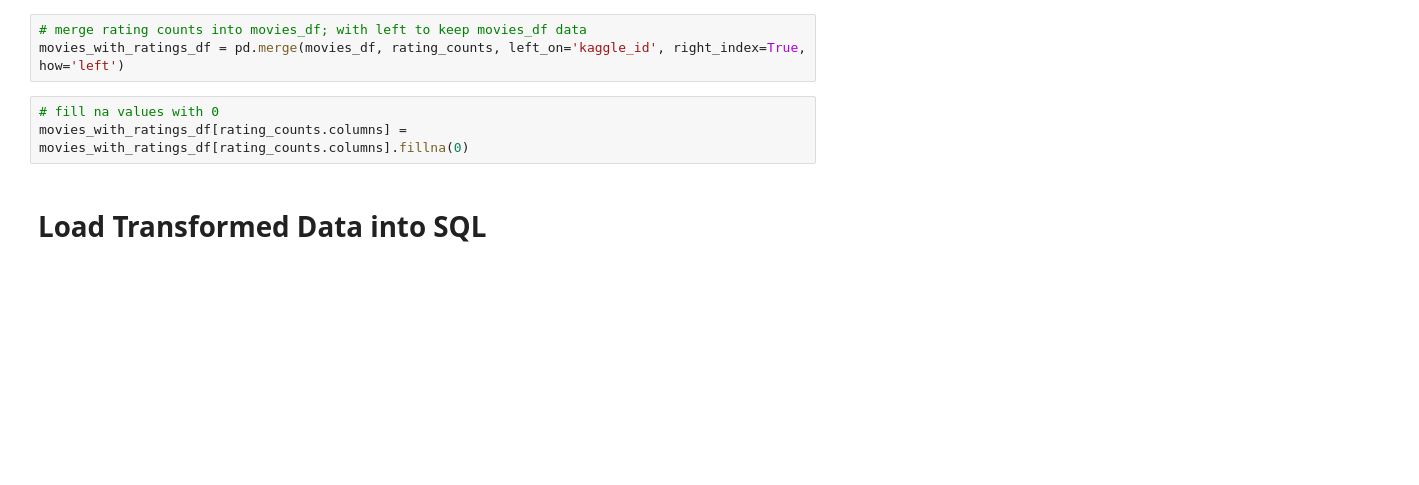
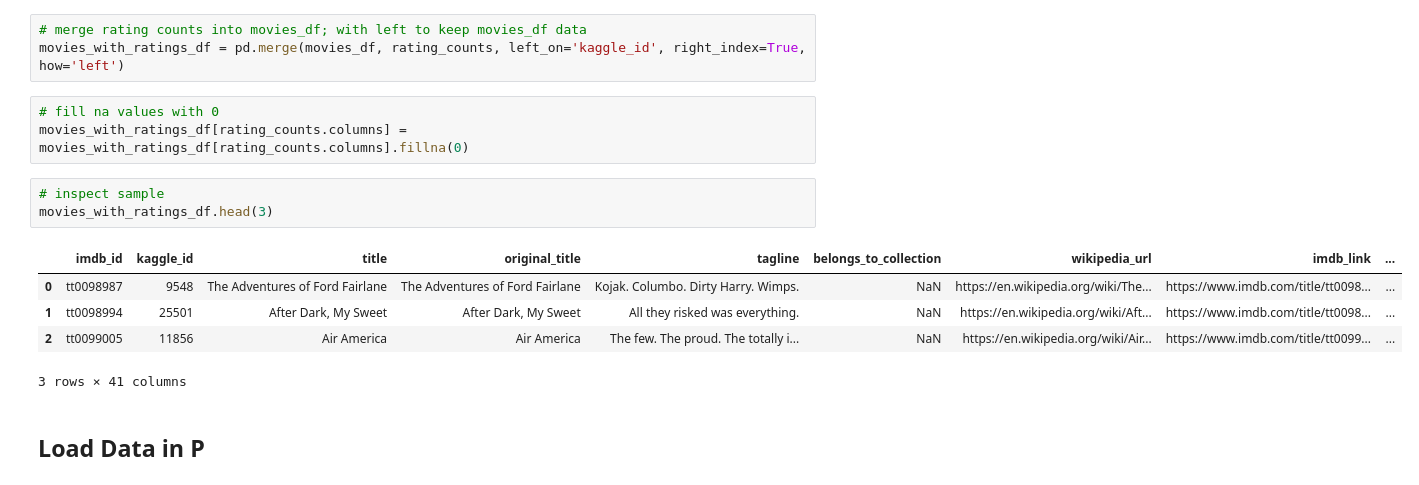
Before and after one commit to dgornowicz/movies-etl, a Jupyter notebook: ETL_Practice_2.ipynb, the cells around one changed output. Cells and saved outputs as stored; diff of their text form; blank space fills up the shorter version.

```diff
--- a/ETL_Practice_2.ipynb
+++ b/ETL_Practice_2.ipynb
@@ -885,5 +885,14 @@ movies_with_ratings_df = pd.merge(movies_df, rating_counts, left_on='kaggle_id',
 # %%
 # fill na values with 0
 movies_with_ratings_df[rating_counts.columns] = movies_with_ratings_df[rating_counts.columns].fillna(0)
+# %%
+# inspect sample
+movies_with_ratings_df.head(3)
+# %% [output]
+|  | imdb_id | kaggle_id | title | original_title | tagline | belongs_to_collection | wikipedia_url | imdb_link | ... |
+| 0 | tt0098987 | 9548 | The Adventures of Ford Fairlane | The Adventures of Ford Fairlane | Kojak. Columbo. Dirty Harry. Wimps. | NaN | https://en.wikipedia.org/wiki/The... | https://www.imdb.com/title/tt0098... | ... |
+| 1 | tt0098994 | 25501 | After Dark, My Sweet | After Dark, My Sweet | All they risked was everything. | NaN | https://en.wikipedia.org/wiki/Aft... | https://www.imdb.com/title/tt0098... | ... |
+| 2 | tt0099005 | 11856 | Air America | Air America | The few. The proud. The totally i... | NaN | https://en.wikipedia.org/wiki/Air... | https://www.imdb.com/title/tt0099... | ... |
+3 rows × 41 columns
 # %% [markdown]
-# Load Transformed Data into SQL
+## Load Data in P
```
Also changed, not shown: parts of 6 cells of this notebook.
